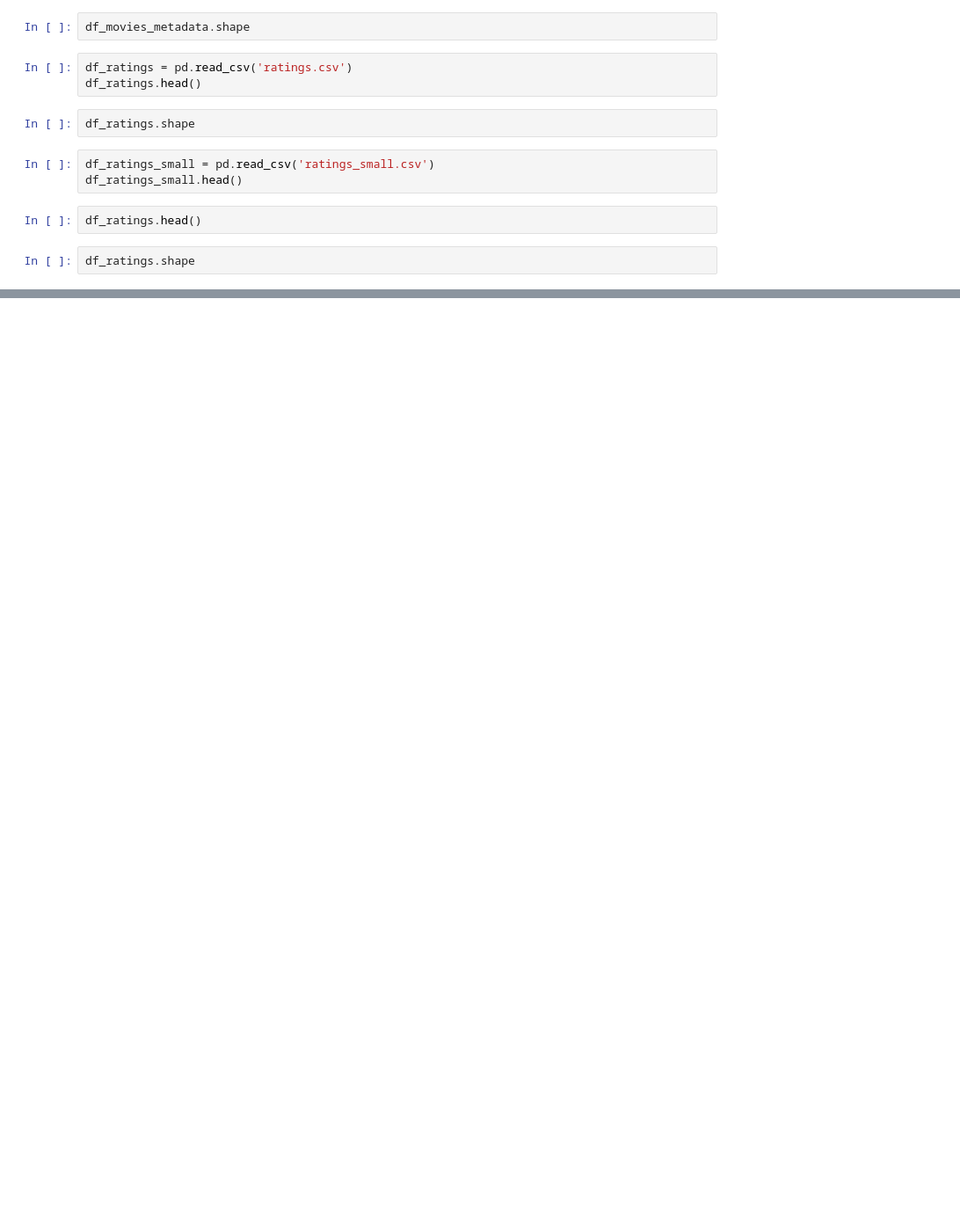
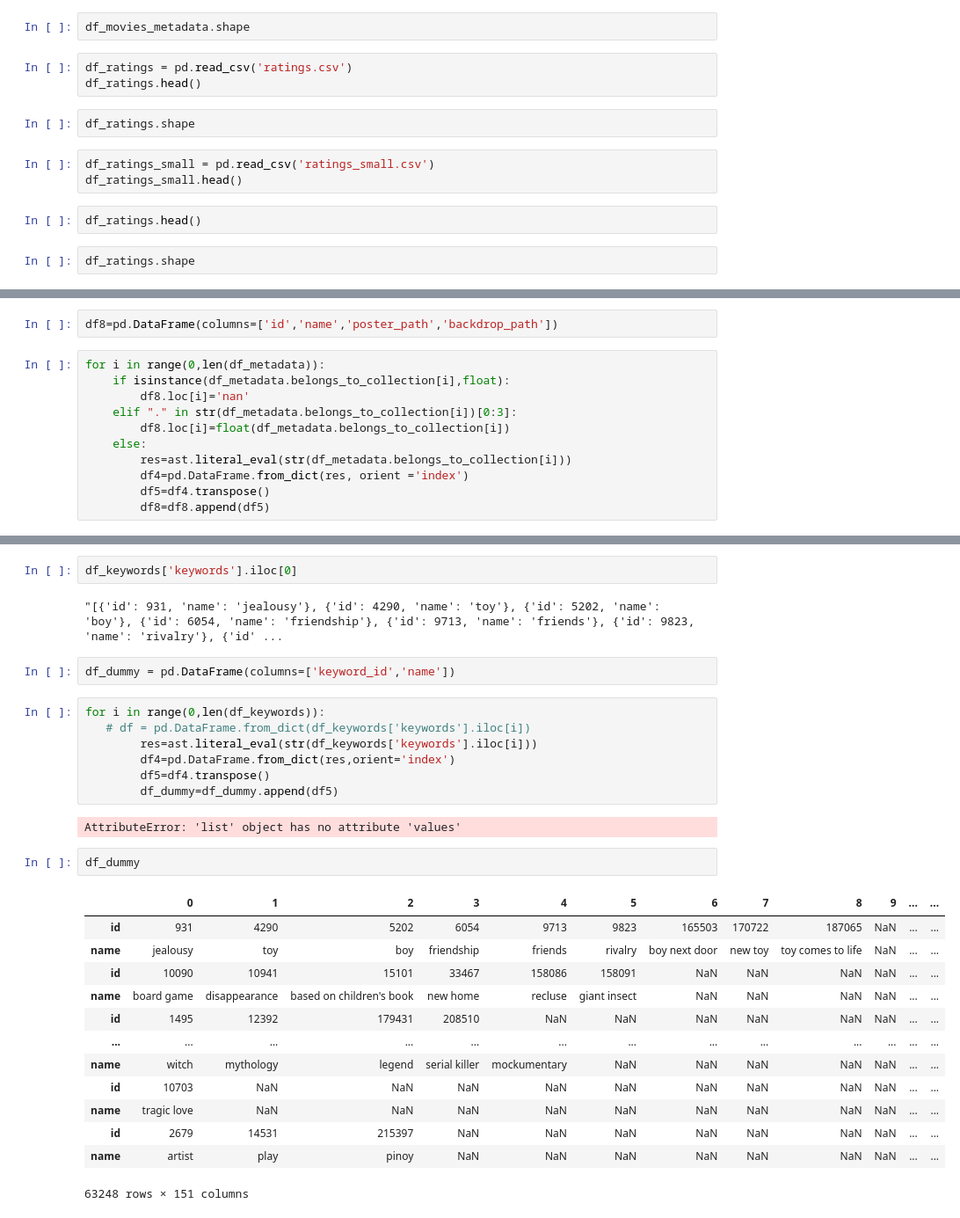
Before and after one commit to priya25-1998/Capstone-Project_Movie-Recommendation-Engine, a Jupyter notebook: Capstone_Data_Extraction.ipynb, the cells around one changed output, grey strips where cells are left out. Shown at 88% size. Saved outputs shown, nothing was run; the diff lists cells and outputs as text; blank space fills up the shorter version.

```diff
--- a/Capstone_Data_Extraction.ipynb
+++ b/Capstone_Data_Extraction.ipynb
@@ -402,0 +468,13 @@ df_ratings.shape
+# %%
+df8=pd.DataFrame(columns=['id','name','poster_path','backdrop_path'])
+# %%
+for i in range(0,len(df_metadata)):
+    if isinstance(df_metadata.belongs_to_collection[i],float):
+        df8.loc[i]='nan'
+    elif "." in str(df_metadata.belongs_to_collection[i])[0:3]:
+        df8.loc[i]=float(df_metadata.belongs_to_collection[i])
+    else:
+        res=ast.literal_eval(str(df_metadata.belongs_to_collection[i]))
+        df4=pd.DataFrame.from_dict(res, orient ='index')
+        df5=df4.transpose()
+        df8=df8.append(df5)
@@ -402,0 +492,31 @@ df_ratings.shape
+# %%
+df_keywords['keywords'].iloc[0]
+# %% [output]
+"[{'id': 931, 'name': 'jealousy'}, {'id': 4290, 'name': 'toy'}, {'id': 5202, 'name': 'boy'}, {'id': 6054, 'name': 'friendship'}, {'id': 9713, 'name': 'friends'}, {'id': 9823, 'name': 'rivalry'}, {'id' ...
+# %%
+df_dummy = pd.DataFrame(columns=['keyword_id','name'])
+# %%
+for i in range(0,len(df_keywords)):
+   # df = pd.DataFrame.from_dict(df_keywords['keywords'].iloc[i])
+        res=ast.literal_eval(str(df_keywords['keywords'].iloc[i]))
+        df4=pd.DataFrame.from_dict(res,orient='index')
+        df5=df4.transpose()
+        df_dummy=df_dummy.append(df5)
+# %% [output]
+AttributeError: 'list' object has no attribute 'values'
+# %%
+df_dummy
+# %% [output]
+|  | 0 | 1 | 2 | 3 | 4 | 5 | 6 | 7 | 8 | 9 | ... | ... |
+| id | 931 | 4290 | 5202 | 6054 | 9713 | 9823 | 165503 | 170722 | 187065 | NaN | ... | ... |
+| name | jealousy | toy | boy | friendship | friends | rivalry | boy next door | new toy | toy comes to life | NaN | ... | ... |
+| id | 10090 | 10941 | 15101 | 33467 | 158086 | 158091 | NaN | NaN | NaN | NaN | ... | ... |
+| name | board game | disappearance | based on children's book | new home | recluse | giant insect | NaN | NaN | NaN | NaN | ... | ... |
+| id | 1495 | 12392 | 179431 | 208510 | NaN | NaN | NaN | NaN | NaN | NaN | ... | ... |
+| ... | ... | ... | ... | ... | ... | ... | ... | ... | ... | ... | ... | ... |
+| name | witch | mythology | legend | serial killer | mockumentary | NaN | NaN | NaN | NaN | NaN | ... | ... |
+| id | 10703 | NaN | NaN | NaN | NaN | NaN | NaN | NaN | NaN | NaN | ... | ... |
+| name | tragic love | NaN | NaN | NaN | NaN | NaN | NaN | NaN | NaN | NaN | ... | ... |
+| id | 2679 | 14531 | 215397 | NaN | NaN | NaN | NaN | NaN | NaN | NaN | ... | ... |
+| name | artist | play | pinoy | NaN | NaN | NaN | NaN | NaN | NaN | NaN | ... | ... |
+63248 rows × 151 columns
```
Also changed, not shown: parts of 22 cells of this notebook.
